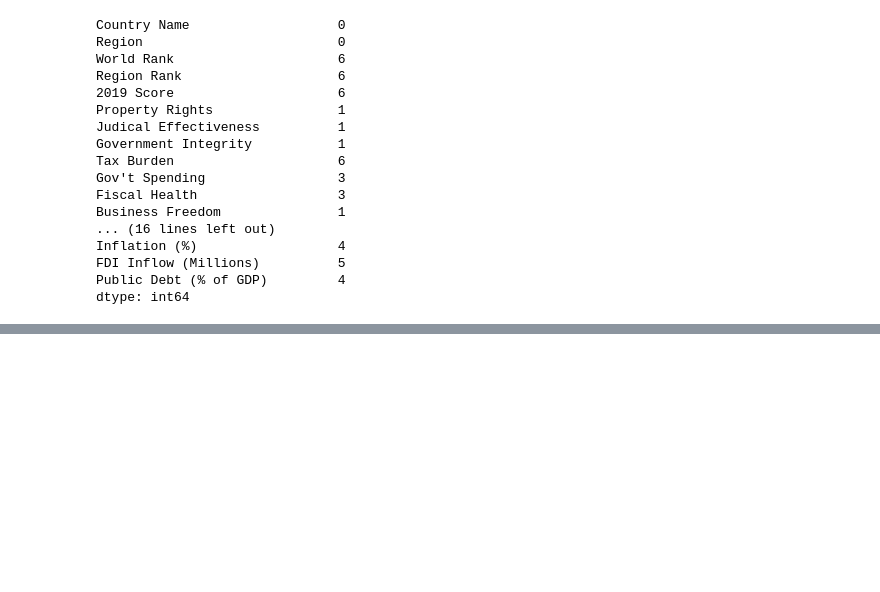
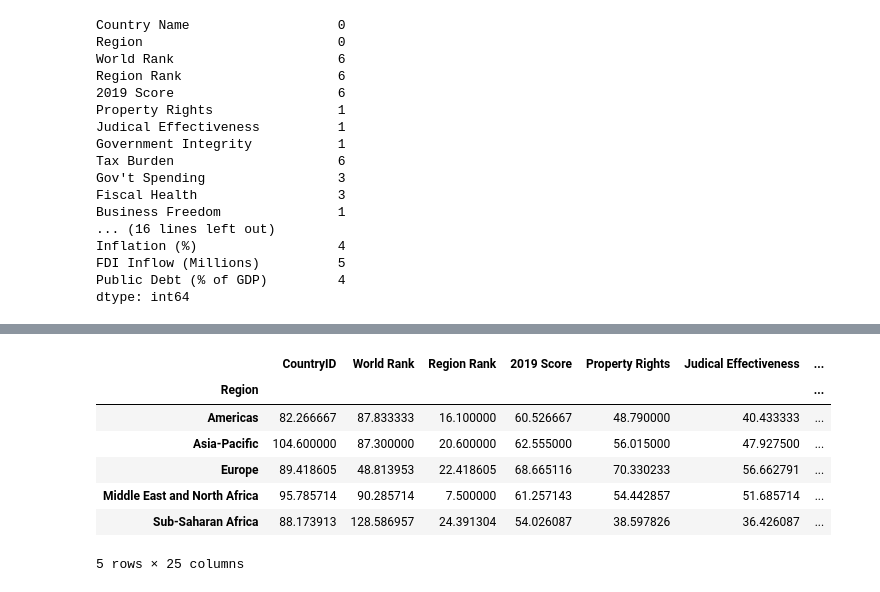
Before and after one commit to SadiaRana/WorldEconFree, a Jupyter notebook: World_Economics.ipynb, the cells around one changed output, grey strips where cells are left out. Cells and saved outputs as stored; diff of their text form; code cells hidden in the pictures; blank space fills up the shorter version.

```diff
--- a/World_Economics.ipynb
+++ b/World_Economics.ipynb
@@ -86,0 +129,11 @@ df_1.shape
+# %%
+df_1.groupby(['Region']).mean()
+# %% [output]
+|  | CountryID | World Rank | Region Rank | 2019 Score | Property Rights | Judical Effectiveness | ... |
+| Region |  |  |  |  |  |  | ... |
+| Americas | 82.266667 | 87.833333 | 16.100000 | 60.526667 | 48.790000 | 40.433333 | ... |
+| Asia-Pacific | 104.600000 | 87.300000 | 20.600000 | 62.555000 | 56.015000 | 47.927500 | ... |
+| Europe | 89.418605 | 48.813953 | 22.418605 | 68.665116 | 70.330233 | 56.662791 | ... |
+| Middle East and North Africa | 95.785714 | 90.285714 | 7.500000 | 61.257143 | 54.442857 | 51.685714 | ... |
+| Sub-Saharan Africa | 88.173913 | 128.586957 | 24.391304 | 54.026087 | 38.597826 | 36.426087 | ... |
+5 rows × 25 columns
```
Also changed, not shown: parts of 12 cells of this notebook.
